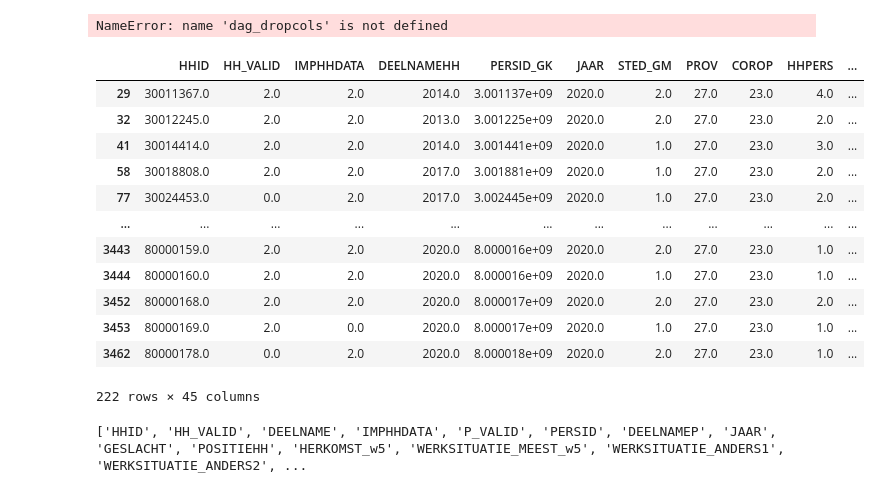
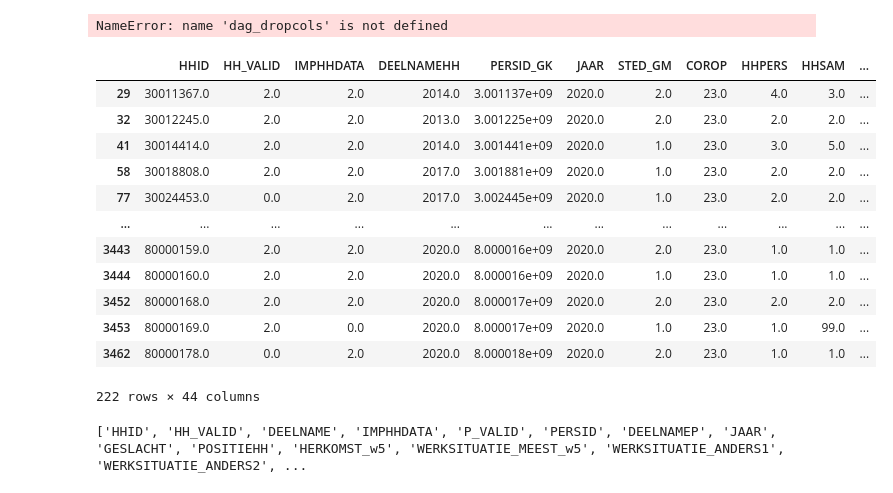
Before and after one commit to martynapiskorz/carn-t, a Jupyter notebook: MPN By wave/Y 20/mpn_20.ipynb, the cells around one changed output. Saved outputs shown, nothing was run; the diff lists cells and outputs as text; code cells hidden in the pictures.

```diff
--- a/MPN By wave/Y 20/mpn_20.ipynb
+++ b/MPN By wave/Y 20/mpn_20.ipynb
@@ -65,23 +64,28 @@ NameError: name 'dag_dropcols' is not defined
 # %%
 #hhd cleaning
 
-og_hhd = og_hhd.drop(og_hhd[og_hhd['COROP'] != 23].index) # indicator of 'Great-Amsterdam'
+hhd_dropcols = ['PROV']
+hhd_80nan = og_hhd.columns[og_hhd.isna().mean() > 0.8].tolist()
+hhd_drop = hhd_dropcols + hhd_80nan
+hhd = og_hhd.drop(columns=hhd_drop, axis=1)
 
-display(og_hhd)
+hhd = hhd.drop(hhd[hhd['COROP'] != 23].index) # indicator of 'Great-Amsterdam'
+
+display(hhd)
 # %% [output]
-|  | HHID | HH_VALID | IMPHHDATA | DEELNAMEHH | PERSID_GK | JAAR | STED_GM | PROV | COROP | HHPERS | ... |
-| 29 | 30011367.0 | 2.0 | 2.0 | 2014.0 | 3.001137e+09 | 2020.0 | 2.0 | 27.0 | 23.0 | 4.0 | ... |
-| 32 | 30012245.0 | 2.0 | 2.0 | 2013.0 | 3.001225e+09 | 2020.0 | 2.0 | 27.0 | 23.0 | 2.0 | ... |
-| 41 | 30014414.0 | 2.0 | 2.0 | 2014.0 | 3.001441e+09 | 2020.0 | 1.0 | 27.0 | 23.0 | 3.0 | ... |
-| 58 | 30018808.0 | 2.0 | 2.0 | 2017.0 | 3.001881e+09 | 2020.0 | 1.0 | 27.0 | 23.0 | 2.0 | ... |
-| 77 | 30024453.0 | 0.0 | 2.0 | 2017.0 | 3.002445e+09 | 2020.0 | 1.0 | 27.0 | 23.0 | 2.0 | ... |
+|  | HHID | HH_VALID | IMPHHDATA | DEELNAMEHH | PERSID_GK | JAAR | STED_GM | COROP | HHPERS | HHSAM | ... |
+| 29 | 30011367.0 | 2.0 | 2.0 | 2014.0 | 3.001137e+09 | 2020.0 | 2.0 | 23.0 | 4.0 | 3.0 | ... |
+| 32 | 30012245.0 | 2.0 | 2.0 | 2013.0 | 3.001225e+09 | 2020.0 | 2.0 | 23.0 | 2.0 | 2.0 | ... |
+| 41 | 30014414.0 | 2.0 | 2.0 | 2014.0 | 3.001441e+09 | 2020.0 | 1.0 | 23.0 | 3.0 | 5.0 | ... |
+| 58 | 30018808.0 | 2.0 | 2.0 | 2017.0 | 3.001881e+09 | 2020.0 | 1.0 | 23.0 | 2.0 | 2.0 | ... |
+| 77 | 30024453.0 | 0.0 | 2.0 | 2017.0 | 3.002445e+09 | 2020.0 | 1.0 | 23.0 | 2.0 | 2.0 | ... |
 | ... | ... | ... | ... | ... | ... | ... | ... | ... | ... | ... | ... |
-| 3443 | 80000159.0 | 2.0 | 2.0 | 2020.0 | 8.000016e+09 | 2020.0 | 2.0 | 27.0 | 23.0 | 1.0 | ... |
-| 3444 | 80000160.0 | 2.0 | 2.0 | 2020.0 | 8.000016e+09 | 2020.0 | 1.0 | 27.0 | 23.0 | 1.0 | ... |
-| 3452 | 80000168.0 | 2.0 | 2.0 | 2020.0 | 8.000017e+09 | 2020.0 | 2.0 | 27.0 | 23.0 | 2.0 | ... |
-| 3453 | 80000169.0 | 2.0 | 0.0 | 2020.0 | 8.000017e+09 | 2020.0 | 1.0 | 27.0 | 23.0 | 1.0 | ... |
-| 3462 | 80000178.0 | 0.0 | 2.0 | 2020.0 | 8.000018e+09 | 2020.0 | 2.0 | 27.0 | 23.0 | 1.0 | ... |
+| 3443 | 80000159.0 | 2.0 | 2.0 | 2020.0 | 8.000016e+09 | 2020.0 | 2.0 | 23.0 | 1.0 | 1.0 | ... |
+| 3444 | 80000160.0 | 2.0 | 2.0 | 2020.0 | 8.000016e+09 | 2020.0 | 1.0 | 23.0 | 1.0 | 1.0 | ... |
+| 3452 | 80000168.0 | 2.0 | 2.0 | 2020.0 | 8.000017e+09 | 2020.0 | 2.0 | 23.0 | 2.0 | 2.0 | ... |
+| 3453 | 80000169.0 | 2.0 | 0.0 | 2020.0 | 8.000017e+09 | 2020.0 | 1.0 | 23.0 | 1.0 | 99.0 | ... |
+| 3462 | 80000178.0 | 0.0 | 2.0 | 2020.0 | 8.000018e+09 | 2020.0 | 2.0 | 23.0 | 1.0 | 1.0 | ... |
-222 rows × 45 columns
+222 rows × 44 columns
 # %%
 #pda cleaned
 print(og_pda.columns.tolist())
```
Also changed, not shown: parts of 2 cells of this notebook.
